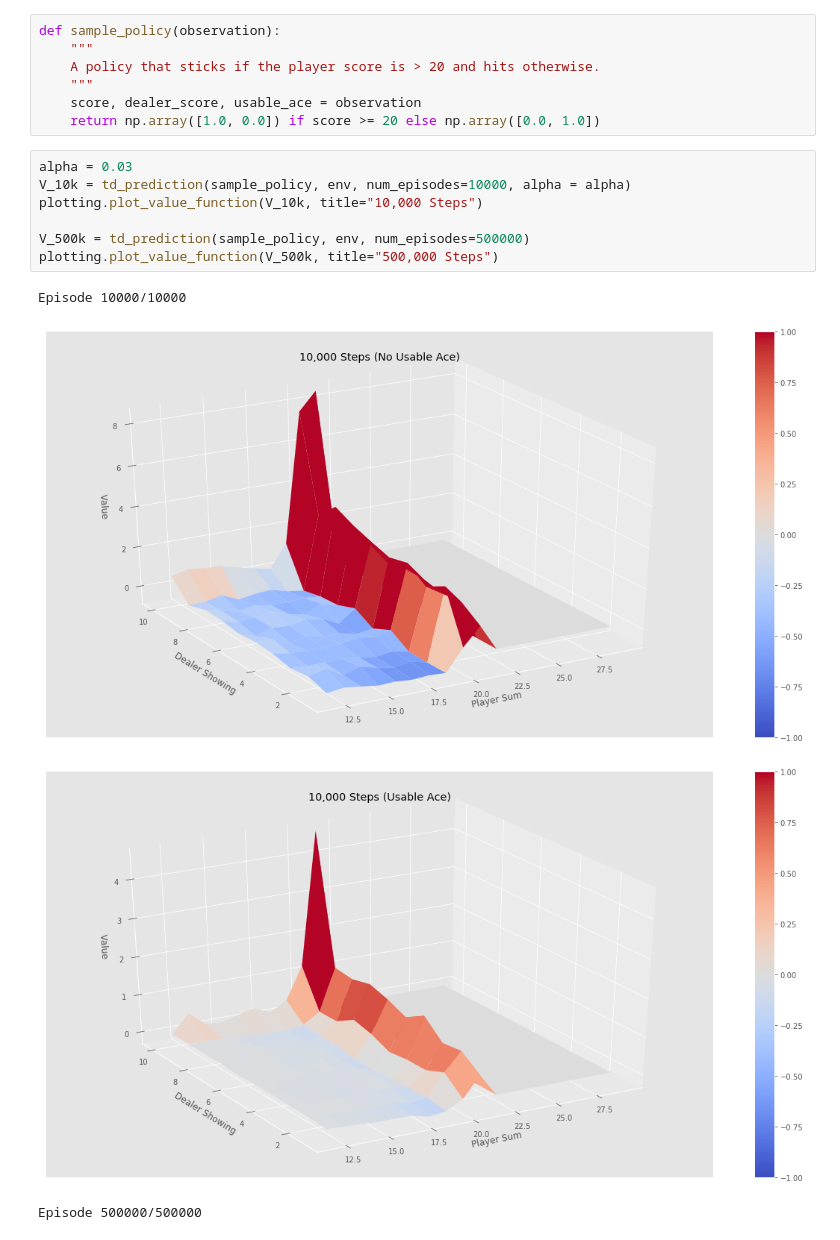
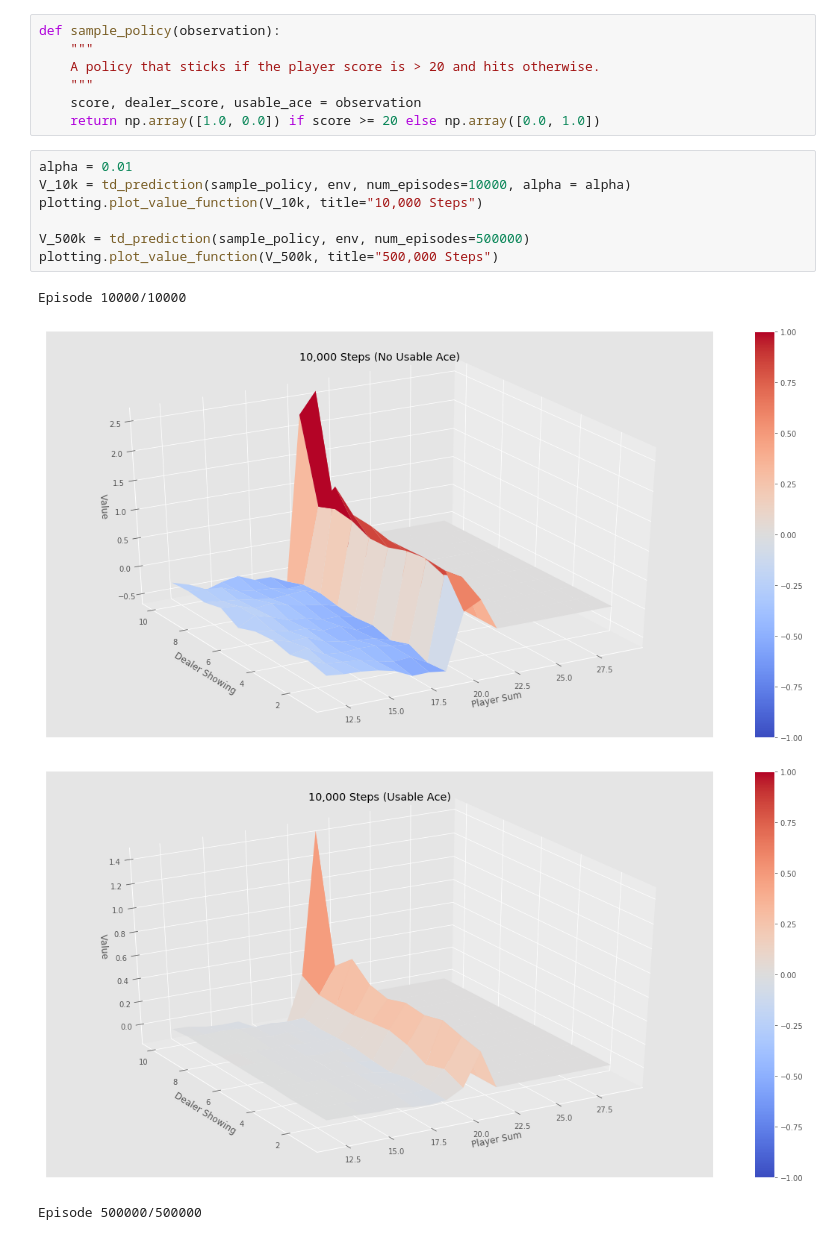
Before and after one commit to bourneli/reinforcement-learning, a Jupyter notebook: TD/TD Prediction.ipynb, the cells around one changed output. Saved outputs shown, nothing was run; the diff lists cells and outputs as text.

```diff
--- a/TD/TD Prediction.ipynb
+++ b/TD/TD Prediction.ipynb
@@ -73,16 +73,16 @@ def sample_policy(observation):
     score, dealer_score, usable_ace = observation
     return np.array([1.0, 0.0]) if score >= 20 else np.array([0.0, 1.0])
 # %%
-alpha = 0.03
+alpha = 0.01
 V_10k = td_prediction(sample_policy, env, num_episodes=10000, alpha = alpha)
 plotting.plot_value_function(V_10k, title="10,000 Steps")
 
 V_500k = td_prediction(sample_policy, env, num_episodes=500000)
 plotting.plot_value_function(V_500k, title="500,000 Steps")
 # %% [output]
 Episode 10000/10000
-[figure, old version]
+[figure, new version]
-[figure, old version]
+[figure, new version]
 Episode 500000/500000
 [figure]
 [figure]
```
